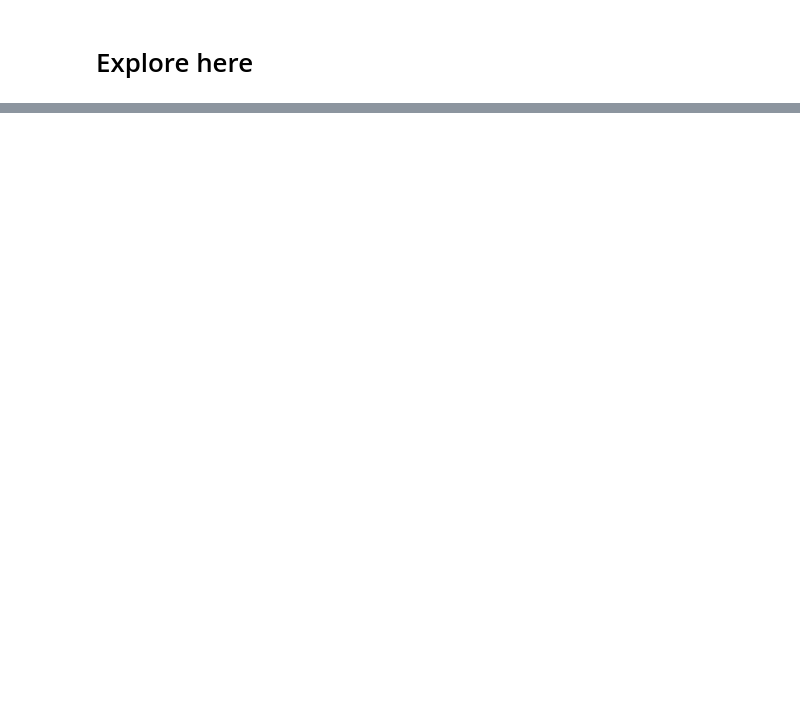
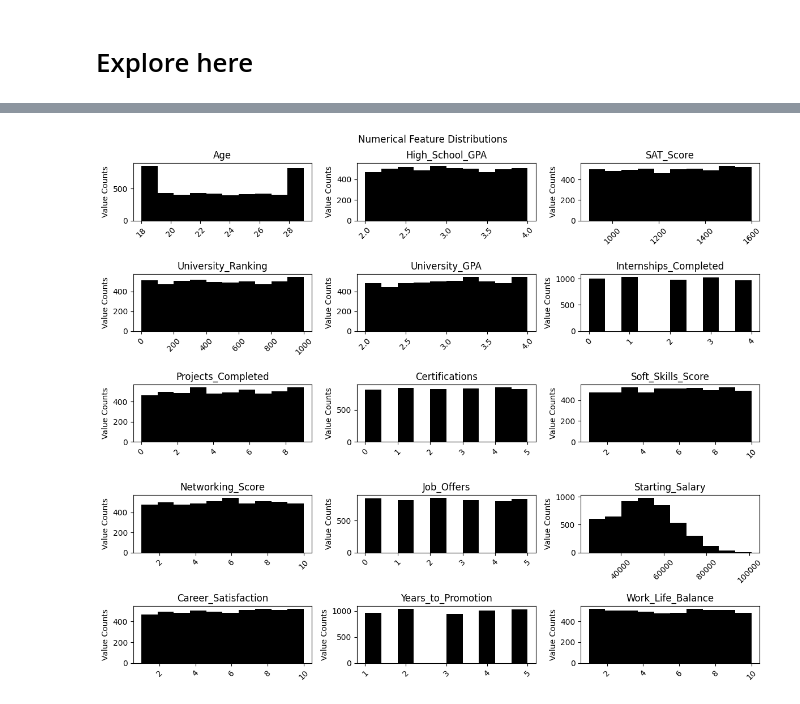
Before and after one commit to drtclem/Starting_Salary, a Jupyter notebook: src/explore.ipynb, the cells around one changed output, grey strips where cells are left out. Cells and saved outputs as stored; diff of their text form; code cells hidden in the pictures; blank space fills up the shorter version.

```diff
--- a/src/explore.ipynb
+++ b/src/explore.ipynb
@@ -337,0 +128,17 @@ plt.plot(y_test, y_pred_ridge_3, 'o')
+# %%
+fig, axs=plt.subplots(5,3, figsize=(12,10))
+axs=axs.flatten()
+
+fig.suptitle('Numerical Feature Distributions')
+
+for i, feature in enumerate(df_numeric.columns):
+
+    axs[i].set_title(feature)
+    axs[i].hist(df_numeric[feature], color='black')
+    axs[i].tick_params(axis='x', labelrotation=45)
+    axs[i].set_ylabel('Value Counts')
+
+fig.tight_layout()
+fig.show()
+# %% [output]
+[figure, added]
```
Also changed, not shown: parts of 55 cells of this notebook, 6 other files.
